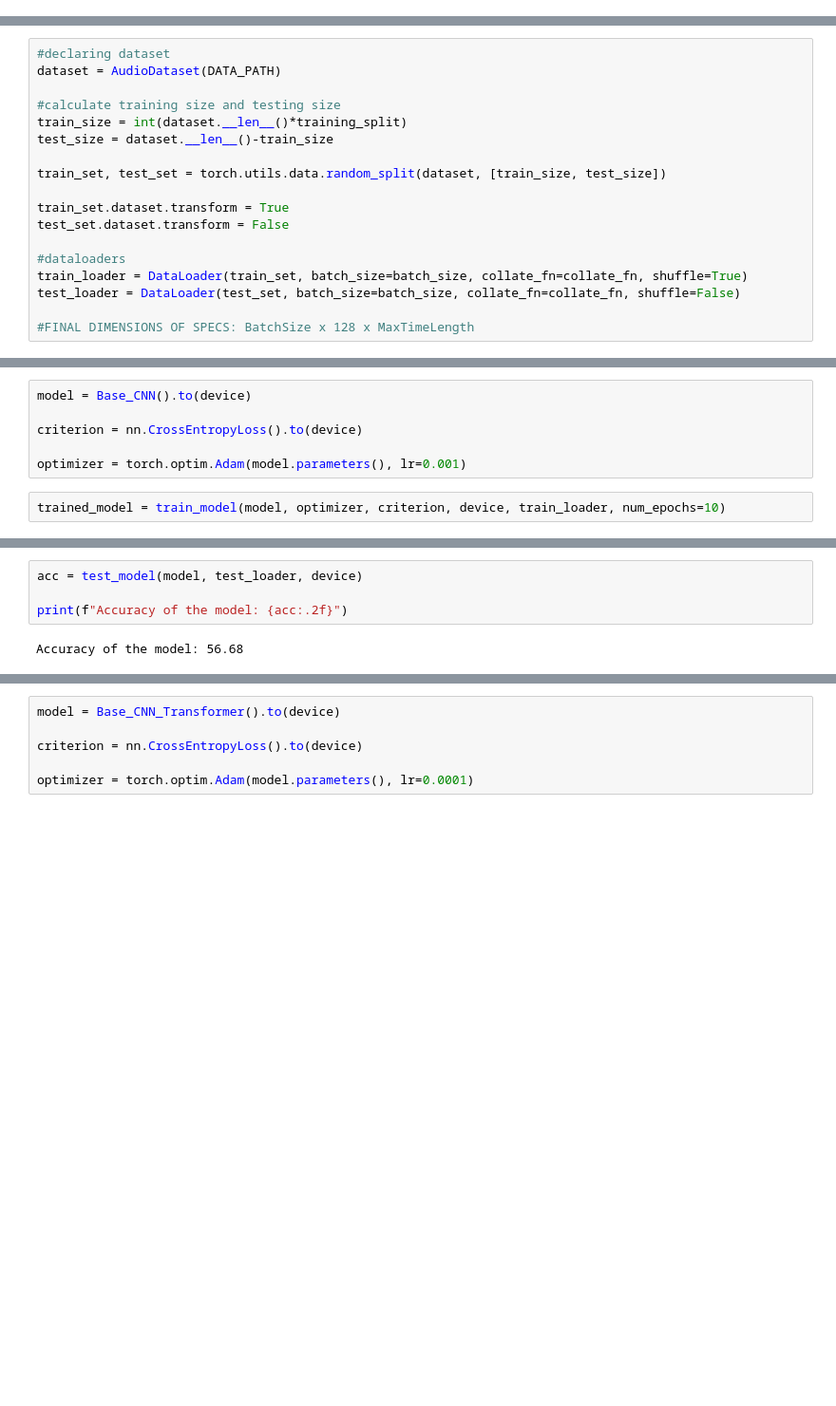
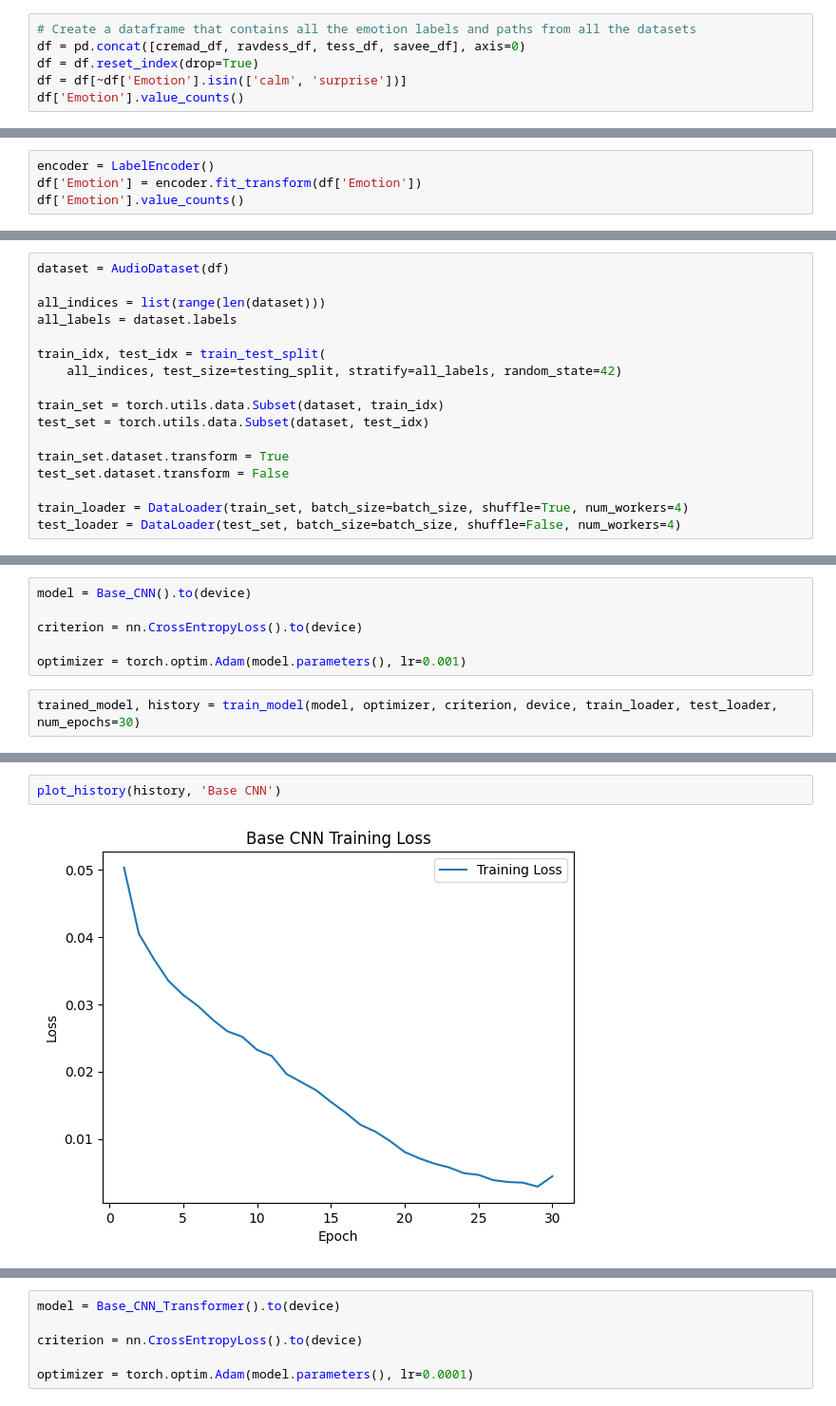
Before and after one commit to Anish701/EC523-Speech-Emotion-Recognition, a Jupyter notebook: main.ipynb, the cells around one changed output, grey strips where cells are left out. Shown at 95% size. Saved outputs shown, nothing was run; the diff lists cells and outputs as text; blank space fills up the shorter version.

```diff
--- a/main.ipynb
+++ b/main.ipynb
@@ -173,0 +59,6 @@ def collate_fn(batch):
+# %%
+# Create a dataframe that contains all the emotion labels and paths from all the datasets
+df = pd.concat([cremad_df, ravdess_df, tess_df, savee_df], axis=0)
+df = df.reset_index(drop=True)
+df = df[~df['Emotion'].isin(['calm', 'surprise'])]
+df['Emotion'].value_counts()
@@ -173,0 +74,4 @@ def collate_fn(batch):
+# %%
+encoder = LabelEncoder()
+df['Emotion'] = encoder.fit_transform(df['Emotion'])
+df['Emotion'].value_counts()
@@ -174,18 +87,17 @@ def collate_fn(batch):
 # %%
-#declaring dataset
-dataset = AudioDataset(DATA_PATH)
+dataset = AudioDataset(df)
 
-#calculate training size and testing size
-train_size = int(dataset.__len__()*training_split)
-test_size = dataset.__len__()-train_size
+all_indices = list(range(len(dataset)))
+all_labels = dataset.labels
 
-train_set, test_set = torch.utils.data.random_split(dataset, [train_size, test_size])
+train_idx, test_idx = train_test_split(
+    all_indices, test_size=testing_split, stratify=all_labels, random_state=42)
+
+train_set = torch.utils.data.Subset(dataset, train_idx)
+test_set = torch.utils.data.Subset(dataset, test_idx)
 
 train_set.dataset.transform = True
 test_set.dataset.transform = False
 
-#dataloaders
-train_loader = DataLoader(train_set, batch_size=batch_size, collate_fn=collate_fn, shuffle=True)
-test_loader = DataLoader(test_set, batch_size=batch_size, collate_fn=collate_fn, shuffle=False)
-
-#FINAL DIMENSIONS OF SPECS: BatchSize x 128 x MaxTimeLength
+train_loader = DataLoader(train_set, batch_size=batch_size, shuffle=True, num_workers=4)
+test_loader = DataLoader(test_set, batch_size=batch_size, shuffle=False, num_workers=4)
@@ -533,5 +110,5 @@ criterion = nn.CrossEntropyLoss().to(device)
 
 optimizer = torch.optim.Adam(model.parameters(), lr=0.001)
 # %%
-trained_model = train_model(model, optimizer, criterion, device, train_loader, num_epochs=10)
+trained_model, history = train_model(model, optimizer, criterion, device, train_loader, test_loader, num_epochs=30)
 # %% [output]
@@ -619,6 +132,4 @@ Finished Training
-# %%
-acc = test_model(model, test_loader, device)
-
-print(f"Accuracy of the model: {acc:.2f}")
-# %% [output]
-Accuracy of the model: 56.68
+# %%
+plot_history(history, 'Base CNN')
+# %% [output]
+[figure, added]
```
Also changed, not shown: parts of 51 cells of this notebook, 4 other files.
